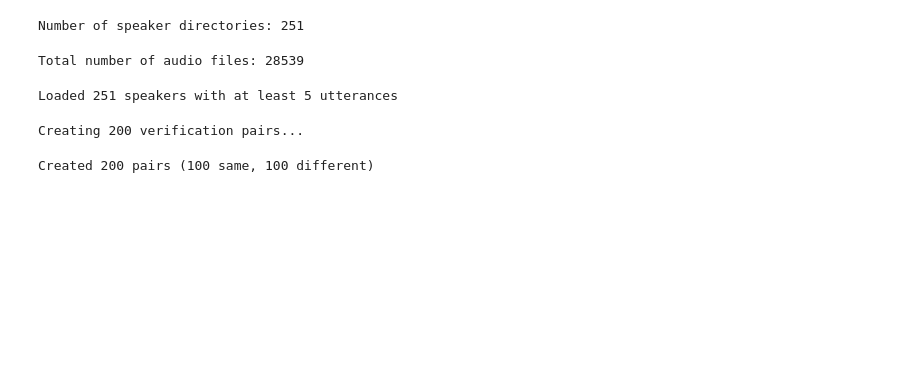
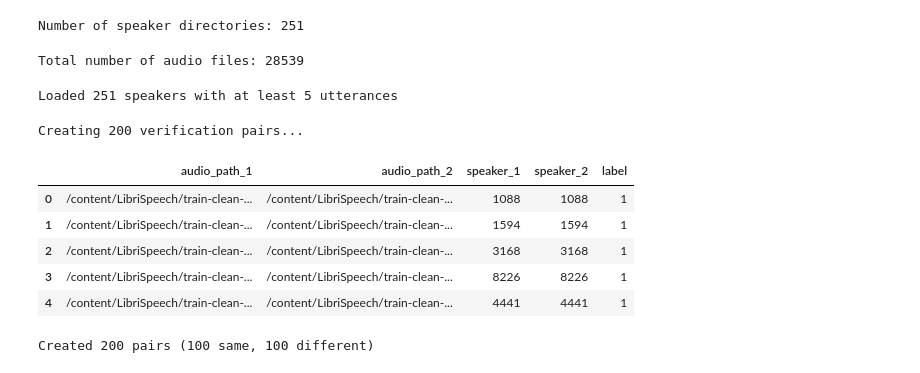
Before and after one commit to akshay-chauhan-1810/Final-Project, a Jupyter notebook: project_main.ipynb, the cells around one changed output. Drawn from its saved outputs; the diff is of its cells as text; code cells hidden in the pictures; blank space fills up the shorter version.

```diff
--- a/project_main.ipynb
+++ b/project_main.ipynb
@@ -122,6 +109,15 @@ df = pd.DataFrame(pairs_data)
 
 # saving the dataframe
 df.to_csv('audio.csv', index=False)
+# %%
+df.head()
+# %% [output]
+|  | audio_path_1 | audio_path_2 | speaker_1 | speaker_2 | label |
+| 0 | /content/LibriSpeech/train-clean-... | /content/LibriSpeech/train-clean-... | 1088 | 1088 | 1 |
+| 1 | /content/LibriSpeech/train-clean-... | /content/LibriSpeech/train-clean-... | 1594 | 1594 | 1 |
+| 2 | /content/LibriSpeech/train-clean-... | /content/LibriSpeech/train-clean-... | 3168 | 3168 | 1 |
+| 3 | /content/LibriSpeech/train-clean-... | /content/LibriSpeech/train-clean-... | 8226 | 8226 | 1 |
+| 4 | /content/LibriSpeech/train-clean-... | /content/LibriSpeech/train-clean-... | 4441 | 4441 | 1 |
 # %%
 # Shuffle and create DataFrame
 random.shuffle(pairs_data)
```
Also changed, not shown: parts of 48 cells of this notebook.
